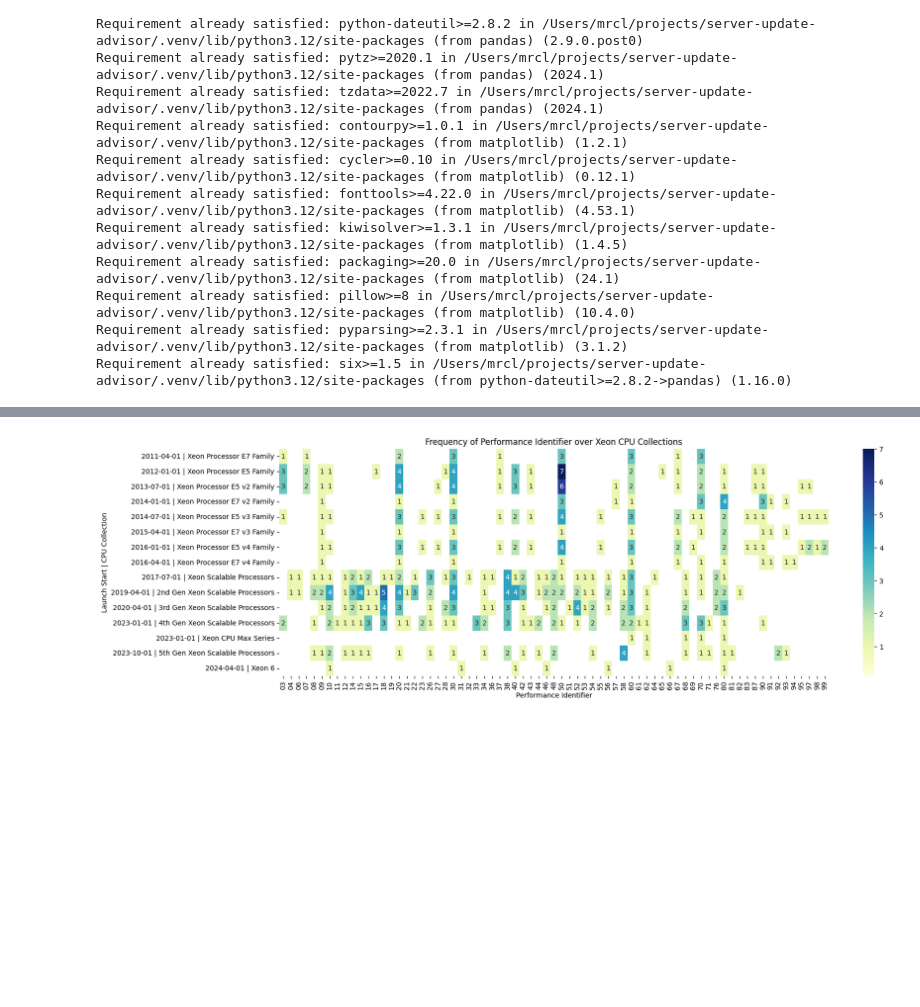
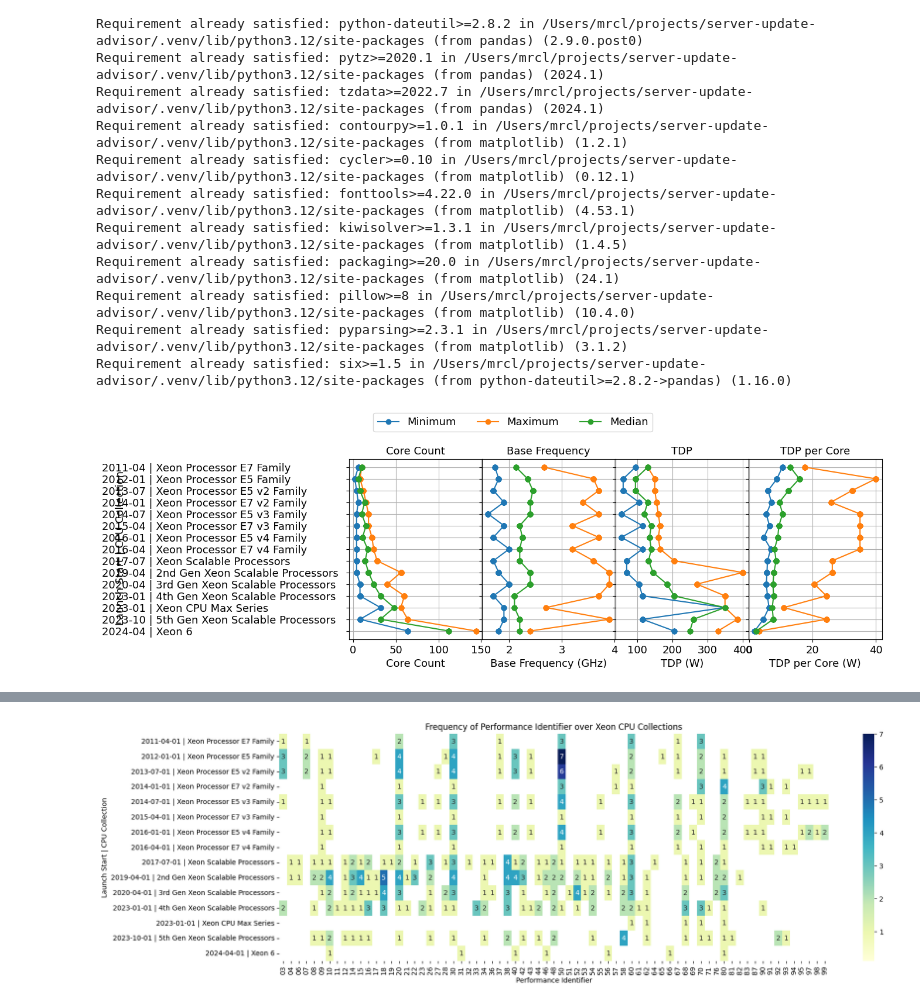
Before and after one commit to hpides/server-buy-advisor, a Jupyter notebook: notebooks/intel_cpus.ipynb, the cells around one changed output, grey strips where cells are left out. Saved outputs shown, nothing was run; the diff lists cells and outputs as text; code cells hidden in the pictures; blank space fills up the shorter version.

```diff
--- a/notebooks/intel_cpus.ipynb
+++ b/notebooks/intel_cpus.ipynb
@@ -92 +96,91 @@ df.to_csv("../intel_cpus_filtered.csv", header=True)
+# %%
+import matplotlib.pyplot as plt
+import pandas as pd
+
+# Assuming key_collection, key_launch_date, key_core_count, key_base_freq, key_tdp, and key_tdp_per_core are defined.
+
+figsize = (14, 4)
+fontsize = 13
+
+# Min / Max core count per collection
+df_launch_year = df.groupby(key_collection)[key_launch_year_month].agg(['min', 'max'])
+df_launch_year = df_launch_year.rename(columns={"min": "launch_min", "max": "launch_max"})
+
+df_core_count = df.groupby(key_collection)[key_core_count].agg(['min', 'max', 'median'])
+df_core_count = df_core_count.rename(columns={"min": "core_min", "max": "core_max", "median": "core_median"})
+
+df_base_freq = df.groupby(key_collection)[key_base_freq].agg(['min', 'max', 'median'])
+df_base_freq = df_base_freq.rename(columns={"min": "freq_min", "max": "freq_max", "median": "freq_median"})
+
+df_tdp = df.groupby(key_collection)[key_tdp].agg(['min', 'max', 'median'])
+df_tdp = df_tdp.rename(columns={"min": "tdp_min", "max": "tdp_max", "median": "tdp_median"})
+
+df_tdp_per_core = df.groupby(key_collection)[key_tdp_per_core].agg(['min', 'max', 'median'])
+df_tdp_per_core = df_tdp_per_core.rename(columns={"min": "tdp_core_min", "max": "tdp_core_max", "median": "tdp_core_median"})
+
+plot_df = df_launch_year.join(df_core_count, on=key_collection)
+plot_df = plot_df.join(df_base_freq, on=key_collection)
+plot_df = plot_df.join(df_tdp, on=key_collection)
+plot_df = plot_df.join(df_tdp_per_core, on=key_collection)
+plot_df = plot_df.reset_index()
+plot_df = pd.merge(plot_df, df[[key_collection, key_code_name]], on=key_collection, how='left')
+plot_df["year_collection"] = plot_df["launch_min"].astype(str) + " | " + plot_df[key_collection]
+plot_df = plot_df.sort_values(by='year_collection', ascending=False)
+
+plt.close('all')
+fig, axs = plt.subplots(1, 4, figsize=figsize, sharey=True, gridspec_kw = {'wspace':0, 'hspace':10})
+
+# Adjust the subplot parameters to add space for the y-axis labels
+plt.subplots_adjust(left=0.3, right=0.95, wspace=0.3)
+
+# Core Count
+axs[0].plot(plot_df['core_min'], plot_df['year_collection'], marker='o', label='Minimum')
+axs[0].plot(plot_df['core_max'], plot_df['year_collection'], marker='o', label='Maximum')
+axs[0].plot(plot_df['core_median'], plot_df['year_collection'], marker='o', label='Median')
+axs[0].set_xlabel('Core Count', fontsize=fontsize)
+axs[0].set_title('Core Count', fontsize=fontsize)
+axs[0].grid(True)
+
+# Base Frequency
+axs[1].plot(plot_df['freq_min'], plot_df['year_collection'], marker='o', label='Minimum')
+axs[1].plot(plot_df['freq_max'], plot_df['year_collection'], marker='o', label='Maximum')
+axs[1].plot(plot_df['freq_median'], plot_df['year_collection'], marker='o', label='Median')
+axs[1].set_xlabel('Base Frequency (GHz)', fontsize=fontsize)
+axs[1].set_title('Base Frequency', fontsize=fontsize)
+axs[1].grid(True)
+
+# TDP
+axs[2].plot(plot_df['tdp_min'], plot_df['year_collection'], marker='o', label='Minimum')
+axs[2].plot(plot_df['tdp_max'], plot_df['year_collection'], marker='o', label='Maximum')
+axs[2].plot(plot_df['tdp_median'], plot_df['year_collection'], marker='o', label='Median')
+axs[2].set_xlabel('TDP (W)', fontsize=fontsize)
+axs[2].set_title('TDP', fontsize=fontsize)
+axs[2].grid(True)
+
+# TDP per Core
+axs[3].plot(plot_df['tdp_core_min'], plot_df['year_collection'], marker='o', label='Minimum')
+axs[3].plot(plot_df['tdp_core_max'], plot_df['year_collection'], marker='o', label='Maximum')
+axs[3].plot(plot_df['tdp_core_median'], plot_df['year_collection'], marker='o', label='Median')
+axs[3].set_xlabel('TDP per Core (W)', fontsize=fontsize)
+axs[3].set_title('TDP per Core', fontsize=fontsize)
+axs[3].grid(True)
+
+# Adjust y-axis label position
+for ax in axs:
+    ax.tick_params(axis='x', labelsize=fontsize)
+    ax.tick_params(axis='y', labelsize=fontsize)
+    ax.yaxis.set_tick_params(pad=300)  # Adjust the padding for better alignment
+    for label in ax.get_yticklabels():
+        label.set_horizontalalignment('left')
+
+# Add a shared legend above the subplots
+handles, labels = axs[0].get_legend_handles_labels()
+fig.legend(handles, labels, loc='upper center', bbox_to_anchor=(0.5, 1.1), ncol=3, fontsize=fontsize)
+
+fig.supylabel('Launch Start | CPU Collection', fontsize=fontsize, x=0.015)
+fig.tight_layout()
+fig.savefig("../figures/intel_xeon_evolution.pdf")
+plt.show()
+# %% [output]
+[figure, added]
 # %%
```
Also changed, not shown: parts of 8 cells of this notebook, 7 other files.
